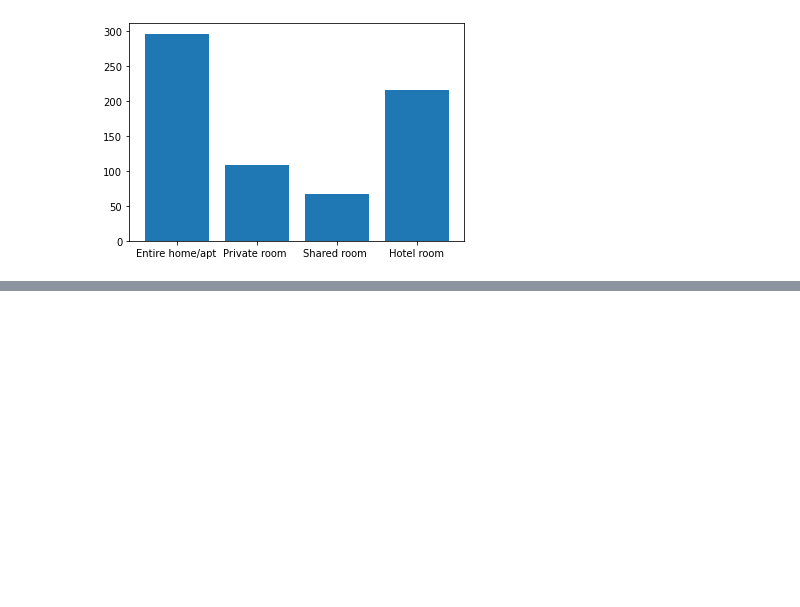
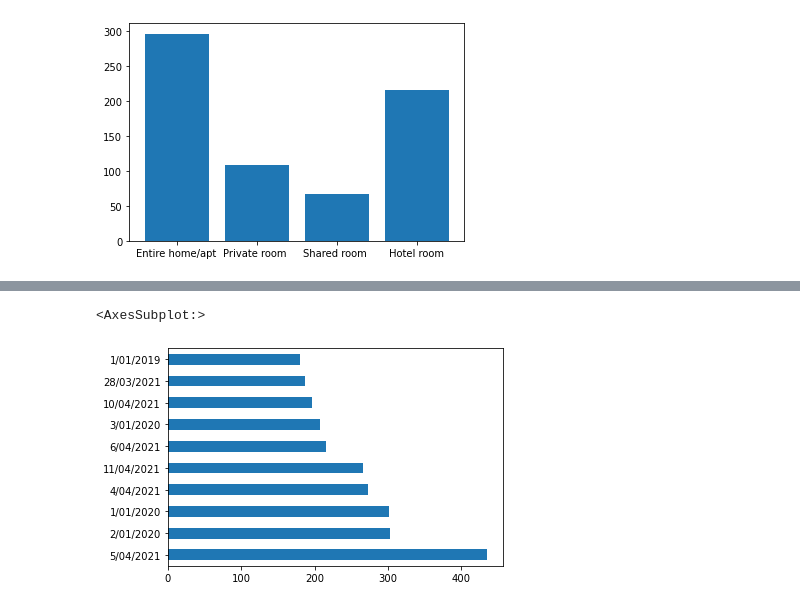
Before and after one commit to gl271/data_project1, a Jupyter notebook: airbnb_dataset.ipynb, the cells around one changed output, grey strips where cells are left out. Cells and saved outputs as stored; diff of their text form; code cells hidden in the pictures; blank space fills up the shorter version.

```diff
--- a/airbnb_dataset.ipynb
+++ b/airbnb_dataset.ipynb
@@ -250,0 +222,4 @@ number_of_spacetypes.plot(kind= 'pie')
+# %%
+#number of spaces per neighbourhood
+air_df['count'] = 1
+air_df.groupby(['neighbourhood', 'room_type']).count()['count']
@@ -367,0 +332,7 @@ df["last_review"].value_counts()[:x].plot(kind="bar")
+# %%
+#reviews
+x = 10
+top_ten_days = air_df["last_review"].value_counts()[:x]
+top_ten_days
+#5/4 was the day the most reviews were placed  - notablely it was easter monday
+#28/3 last day lent
@@ -367,0 +351,5 @@ df["last_review"].value_counts()[:x].plot(kind="bar")
+# %%
+top_ten_days.plot(kind="barh")
+# %% [output]
+<AxesSubplot:>
+[figure, added]
```
Also changed, not shown: parts of 49 cells of this notebook, 2 other files.
